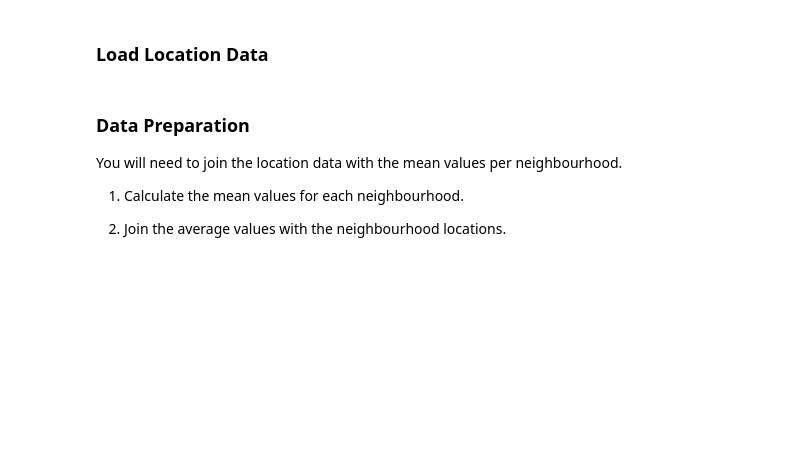
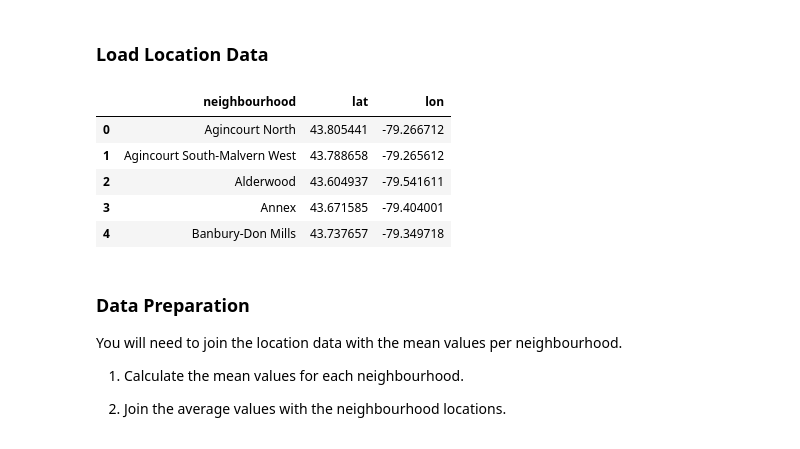
Before and after one commit to simran1407/Pyviz_homework, a Jupyter notebook: rental_analysis.ipynb, the cells around one changed output. Drawn from its saved outputs; the diff is of its cells as text; code cells hidden in the pictures; blank space fills up the shorter version.

```diff
--- a/rental_analysis.ipynb
+++ b/rental_analysis.ipynb
@@ -269,9 +296,16 @@ In this section, you will read in neighbourhoods location data and build an inte
 ### Load Location Data
 # %%
 # Load neighbourhoods coordinates data
-file_path = Path("Data/toronto_neighbourhoods_coordinates.csv")
+file_path = Path("toronto_neighbourhoods_coordinates.csv")
 df_neighbourhood_locations = pd.read_csv(file_path)
 df_neighbourhood_locations.head()
+# %% [output]
+|  | neighbourhood | lat | lon |
+| 0 | Agincourt North | 43.805441 | -79.266712 |
+| 1 | Agincourt South-Malvern West | 43.788658 | -79.265612 |
+| 2 | Alderwood | 43.604937 | -79.541611 |
+| 3 | Annex | 43.671585 | -79.404001 |
+| 4 | Banbury-Don Mills | 43.737657 | -79.349718 |
 # %% [markdown]
 ### Data Preparation
 
```
Also changed, not shown: parts of 4 cells of this notebook.
